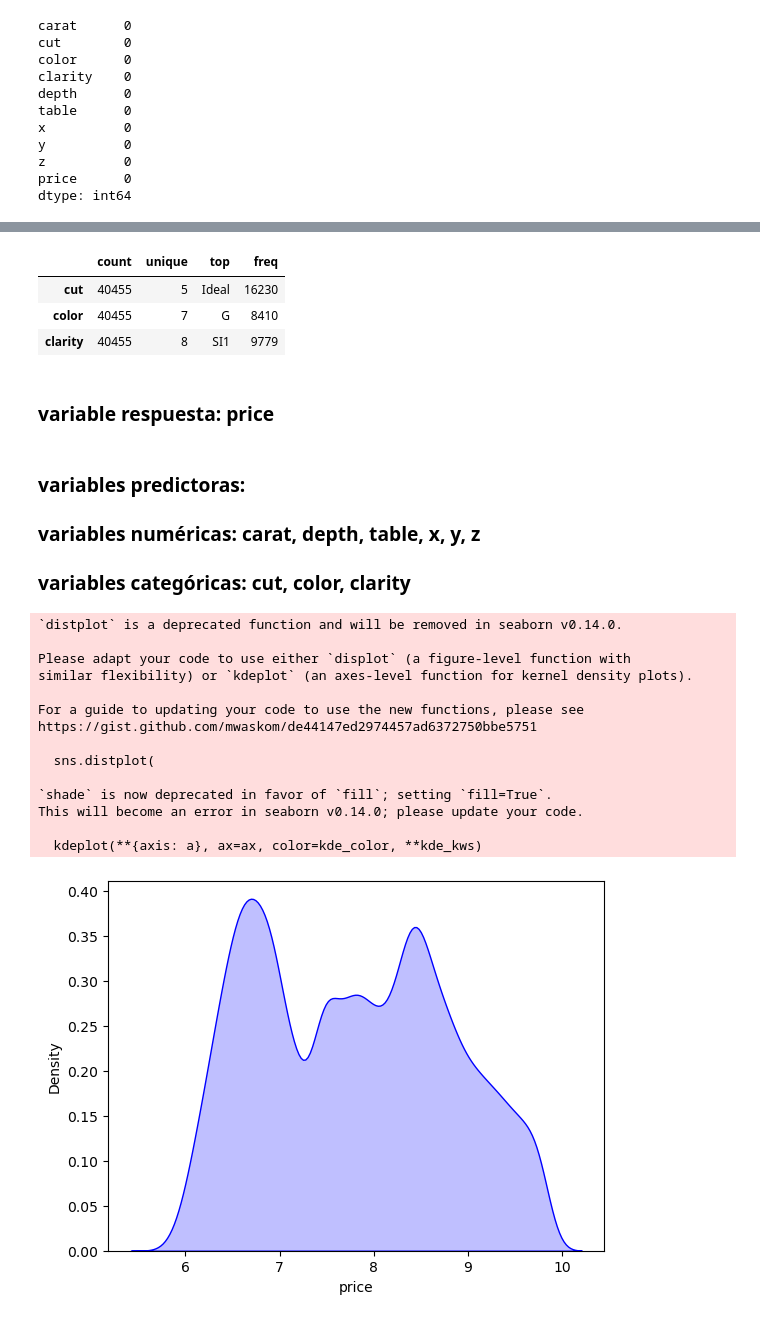
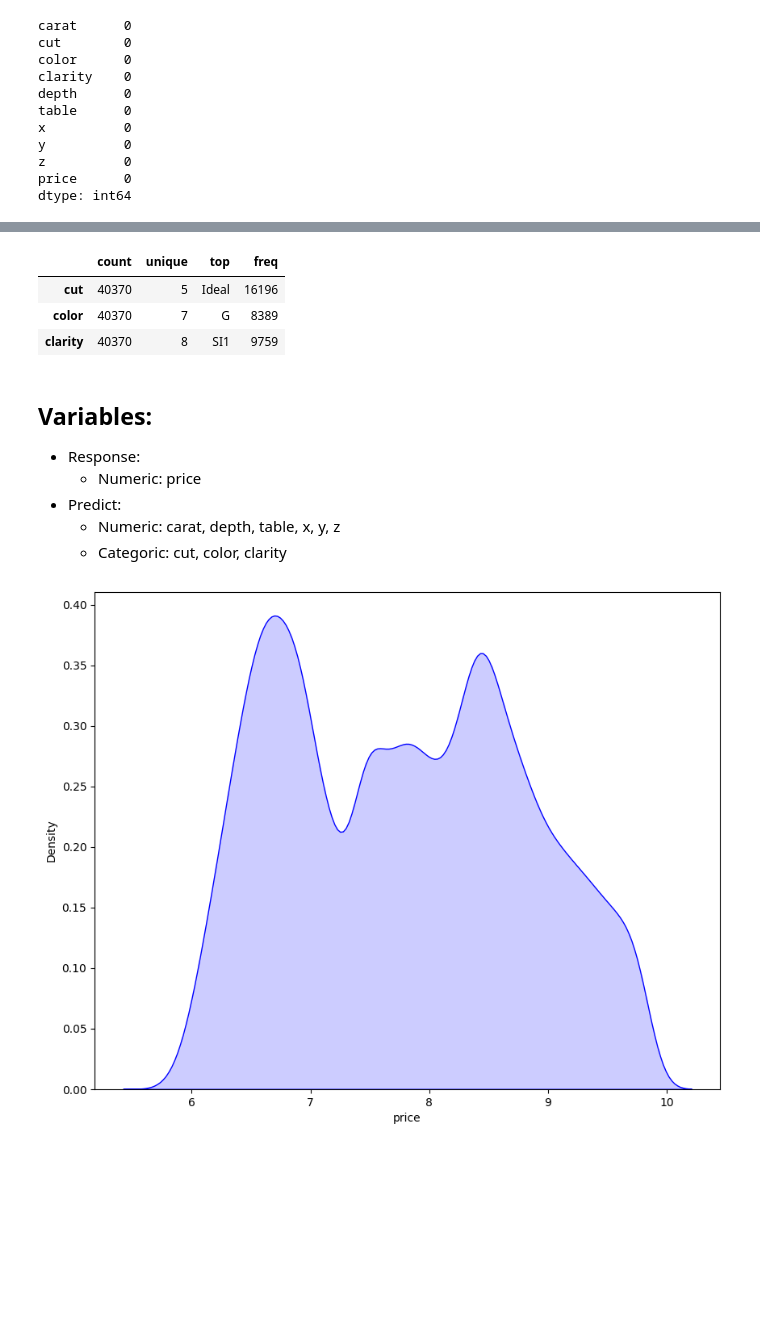
Before and after one commit to juanmolera/ML-project, a Jupyter notebook: notebooks/1-eda.ipynb, the cells around one changed output, grey strips where cells are left out. Cells and saved outputs as stored; diff of their text form; code cells hidden in the pictures; blank space fills up the shorter version.

```diff
--- a/notebooks/1-eda.ipynb
+++ b/notebooks/1-eda.ipynb
@@ -79 +167,3 @@ Length: 84, dtype: int64
+# %%
+df_train.drop_duplicates(inplace=True)
 # %%
@@ -95,36 +185,23 @@ df_train.select_dtypes(include = np.number).describe().T
 df_train.describe(include='object').T
 # %% [output]
 |  | count | unique | top | freq |
-| cut | 40455 | 5 | Ideal | 16230 |
-| color | 40455 | 7 | G | 8410 |
-| clarity | 40455 | 8 | SI1 | 9779 |
+| cut | 40370 | 5 | Ideal | 16196 |
+| color | 40370 | 7 | G | 8389 |
+| clarity | 40370 | 8 | SI1 | 9759 |
-# %% [markdown]
-### variable respuesta: price
 # %% [markdown]
-### variables predictoras:
-### variables numéricas: carat, depth, table, x, y, z
-### variables categóricas: cut, color, clarity
+## Variables:
+- Response:
+    - Numeric: price
+- Predict:
+    - Numeric: carat, depth, table, x, y, z
+    - Categoric: cut, color, clarity
 # %%
 # vamos a ver visualmente como está distribuida la variable respuesta
 
-sns.distplot(
+sns.kdeplot(
     df_train.price,
-    hist = False,
-    color = "blue",
-    kde_kws = {"shade": True, "linewidth": 1});
+    color='blue',
+    fill=True,
+    alpha=.2);
 # %% [output]
-`distplot` is a deprecated function and will be removed in seaborn v0.14.0.
-
-Please adapt your code to use either `displot` (a figure-level function with
-similar flexibility) or `kdeplot` (an axes-level function for kernel density plots).
-
-For a guide to updating your code to use the new functions, please see
-https://gist.github.com/mwaskom/de44147ed2974457ad6372750bbe5751
-
-  sns.distplot(
-
-`shade` is now deprecated in favor of `fill`; setting `fill=True`.
-This will become an error in seaborn v0.14.0; please update your code.
-
-  kdeplot(**{axis: a}, ax=ax, color=kde_color, **kde_kws)
-[figure, old version]
+[figure, new version]
```
Also changed, not shown: parts of 32 cells of this notebook, 5 other files.
